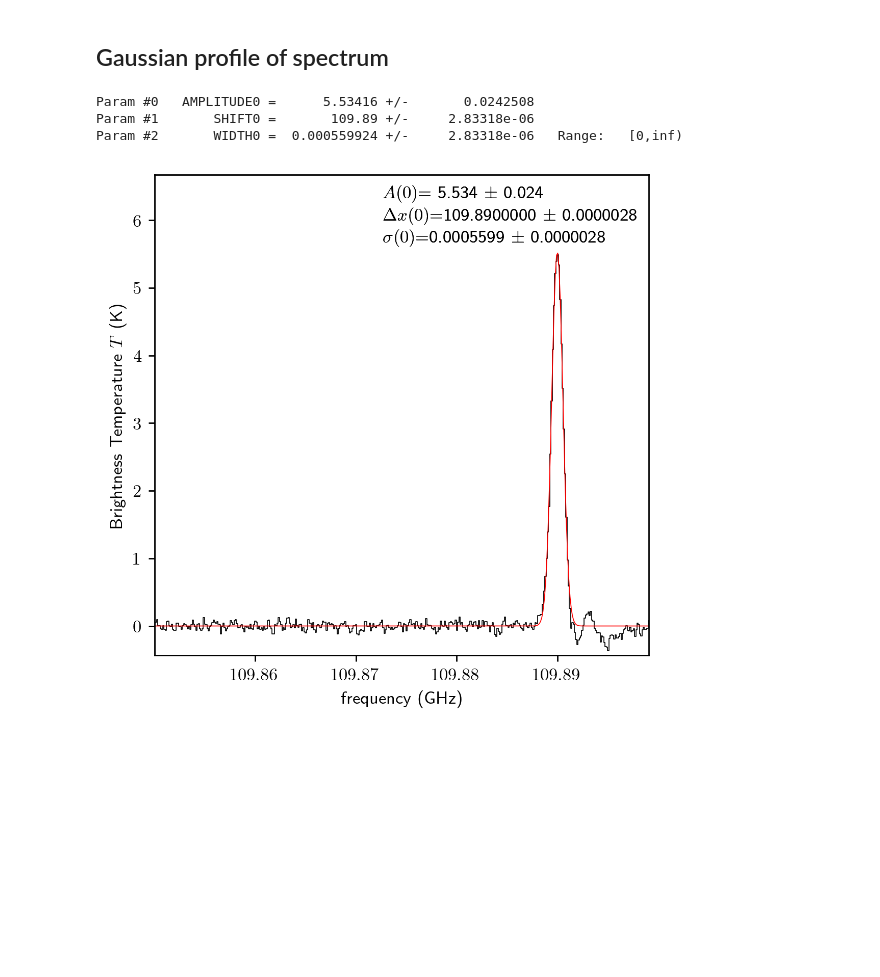
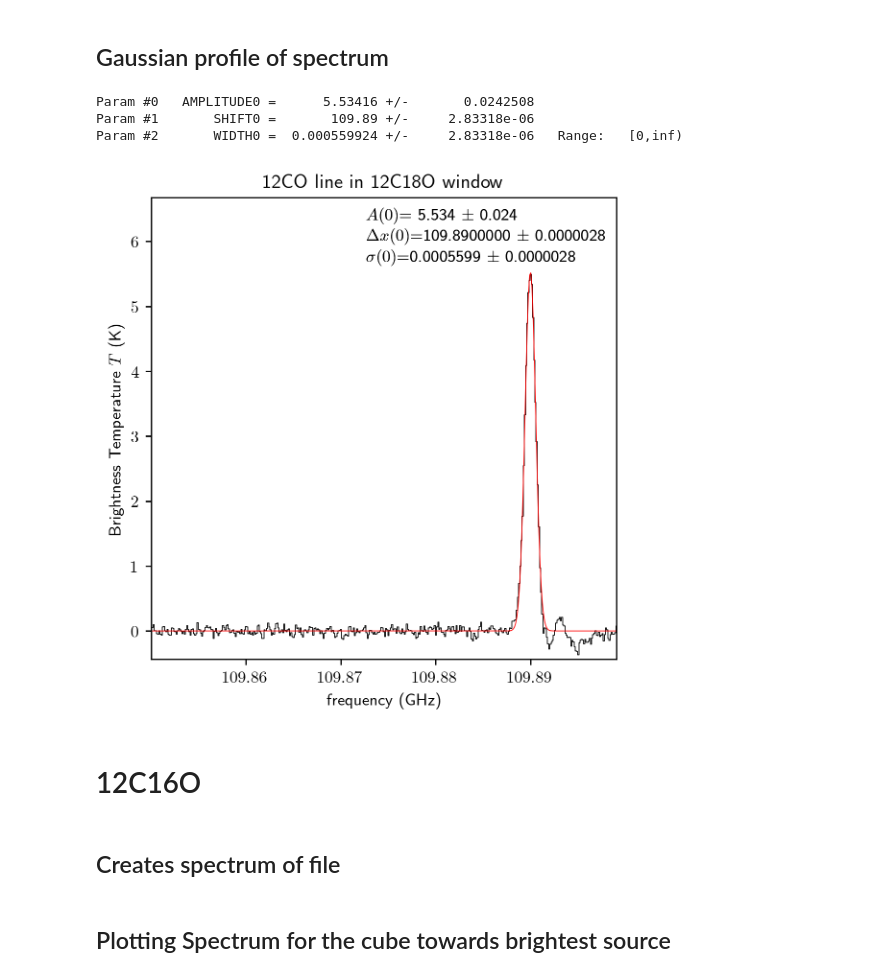
Before and after one commit to Parkerwise/Cloud-C, a Jupyter notebook: Gaussianfits.ipynb, the cells around one changed output. Drawn from its saved outputs; the diff is of its cells as text; code cells hidden in the pictures; blank space fills up the shorter version.

```diff
--- a/Gaussianfits.ipynb
+++ b/Gaussianfits.ipynb
@@ -125,27 +449,29 @@ spectrum = np.average(subcube,axis=(1,2))
 # %%
 #zooms in on major intensity spike (assumed to be 12CO)
 zoom = np.where((freq.value>109.85)*(freq.value<109.90))
 
 #zooms in on the spectrum we found in the last code block
 zoom_12C180=spectrum[zoom]
 
 #zooms in on the frequency's in this zoomed in region
 zoom_freq = freq[zoom]
 
 
 error = np.zeros(np.size(zoom))
 wheremeas = np.where((zoom_freq.value>109.86)*(zoom_freq.value<109.87))
 meas = np.std(zoom_12C180[wheremeas])
 error = error + meas
 
 sp = psk.Spectrum(data=zoom_12C180,xarr=zoom_freq,error=error,unit='K')
 fig1 = pylab.figure(1,figsize=(5,5),dpi=250)
-sp.plotter(axis=pylab.subplot(1,1,1))
+sp.plotter(axis=pylab.subplot(1,1,1),title="12CO line in 12C18O window")
 sp.specfit(fittype='gaussian')
 sp.plotter.savefig('12C180gaussianprofileplot.png')
 print(sp.specfit.parinfo)
 # %% [output]
 Param #0   AMPLITUDE0 =      5.53416 +/-       0.0242508
 Param #1       SHIFT0 =       109.89 +/-     2.83318e-06
 Param #2       WIDTH0 =  0.000559924 +/-     2.83318e-06   Range:   [0,inf)
-[figure, old version]
+[figure, new version]
+# %% [markdown]
+# 12C16O
@@ -151,0 +516,2 @@ Param #2       WIDTH0 =  0.000559924 +/-     2.83318e-06   Range:   [0,inf)
+# %% [markdown]
+## Creates spectrum of file
@@ -151,0 +542,2 @@ Param #2       WIDTH0 =  0.000559924 +/-     2.83318e-06   Range:   [0,inf)
+# %% [markdown]
+## Plotting Spectrum for the cube towards brightest source
```
Also changed, not shown: parts of 33 cells of this notebook.
